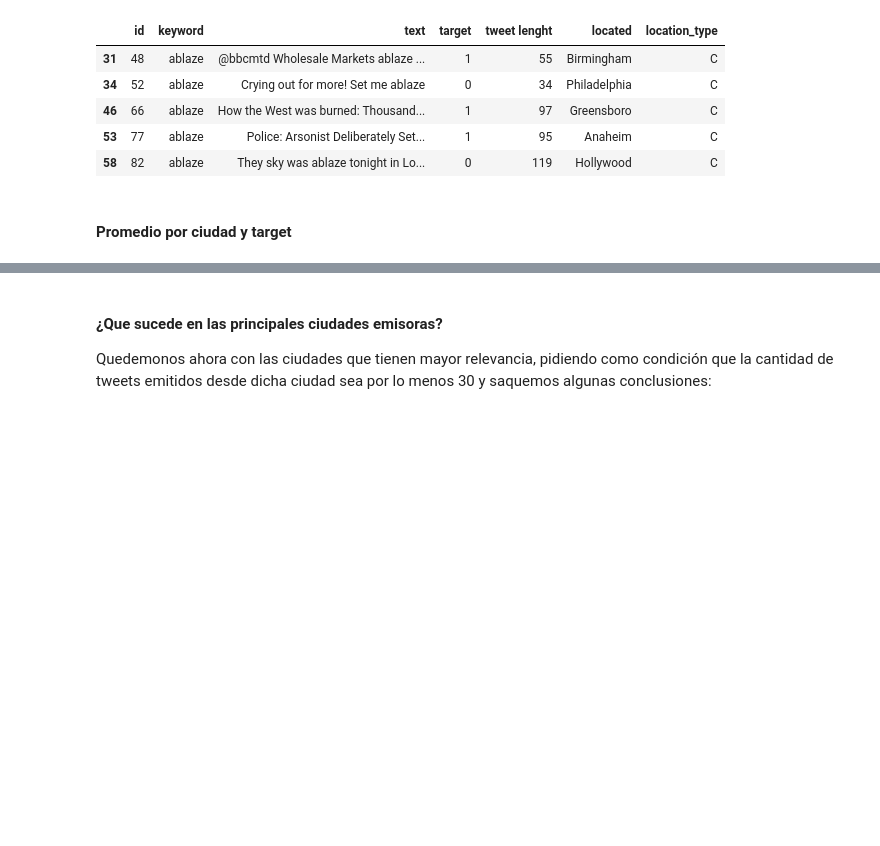
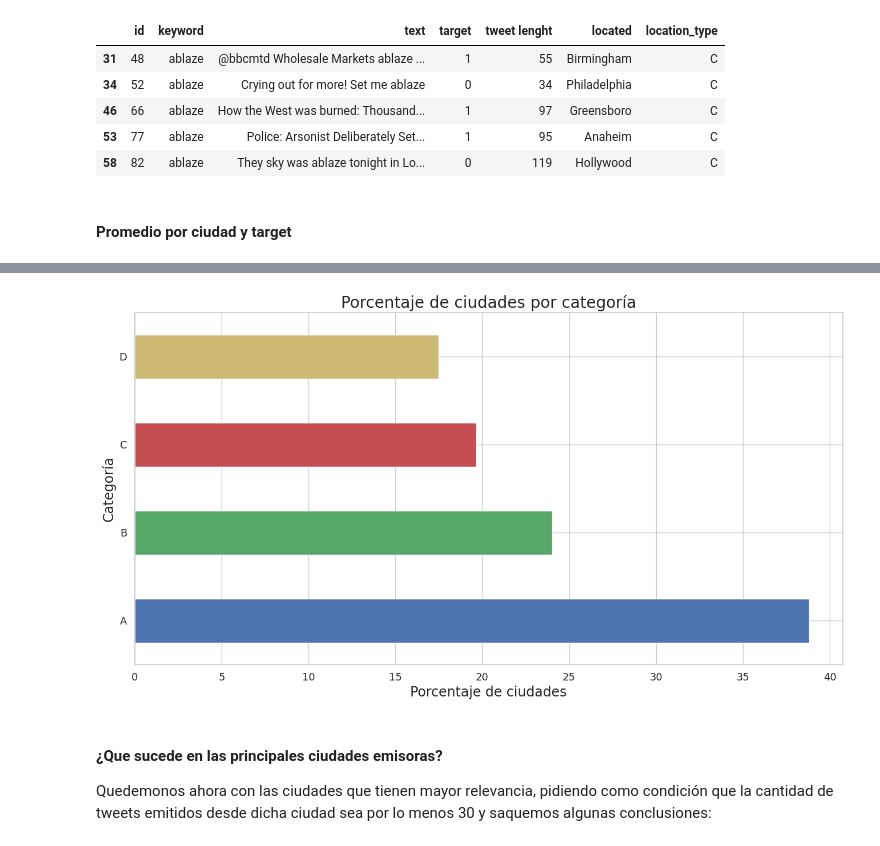
Before and after one commit to Filyank/Datavid-20, a Jupyter notebook: TP1-1c2020/notebook_entregable.ipynb, the cells around one changed output, grey strips where cells are left out. Saved outputs shown, nothing was run; the diff lists cells and outputs as text; code cells hidden in the pictures; blank space fills up the shorter version.

```diff
--- a/TP1-1c2020/notebook_entregable.ipynb
+++ b/TP1-1c2020/notebook_entregable.ipynb
@@ -1154,3 +1176,15 @@ totals.head(10)
+# %%
+resultado= totals['categoria'].value_counts(normalize=True)*100
+# %%
+resultado.plot(kind='barh',color=['b','g','r','y'],figsize=(16,8))
+plt.ylabel('Categoría', fontsize = 17)
+plt.xlabel('Porcentaje de ciudades', fontsize = 17)
+plt.title('Porcentaje de ciudades por categoría', fontsize = 20)
+plt.tick_params(axis='both', labelsize = 13)
+plt.xticks(rotation = 0)
+plt.show()
+# %% [output]
+[figure, added]
 # %% [markdown]
 #### ¿Que sucede en las principales ciudades emisoras?
 Quedemonos ahora con las ciudades que tienen mayor relevancia, pidiendo como condición que la cantidad de tweets emitidos desde dicha ciudad sea por lo menos 30 y saquemos algunas conclusiones:
```
Also changed, not shown: parts of 17 cells of this notebook.
